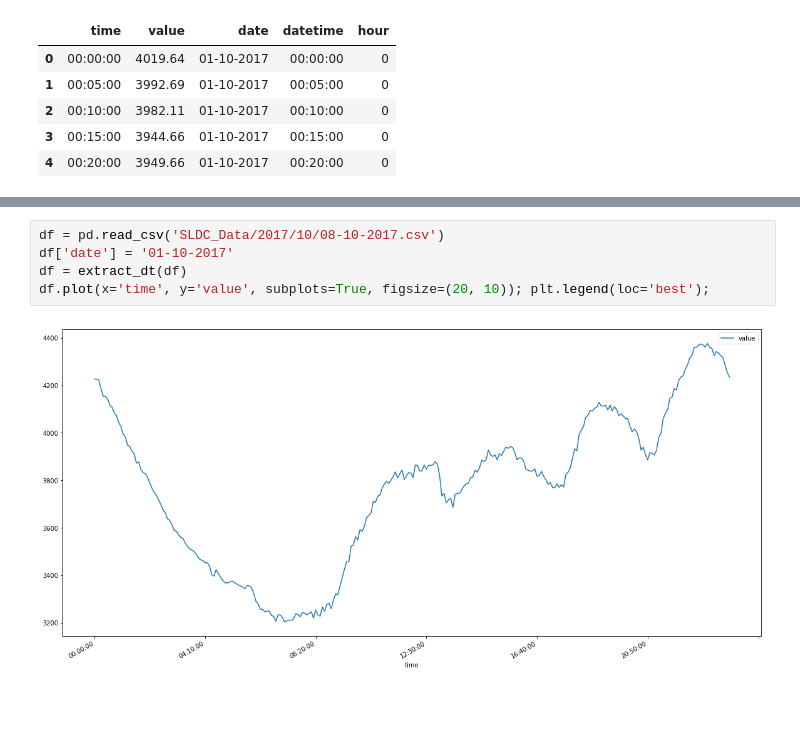
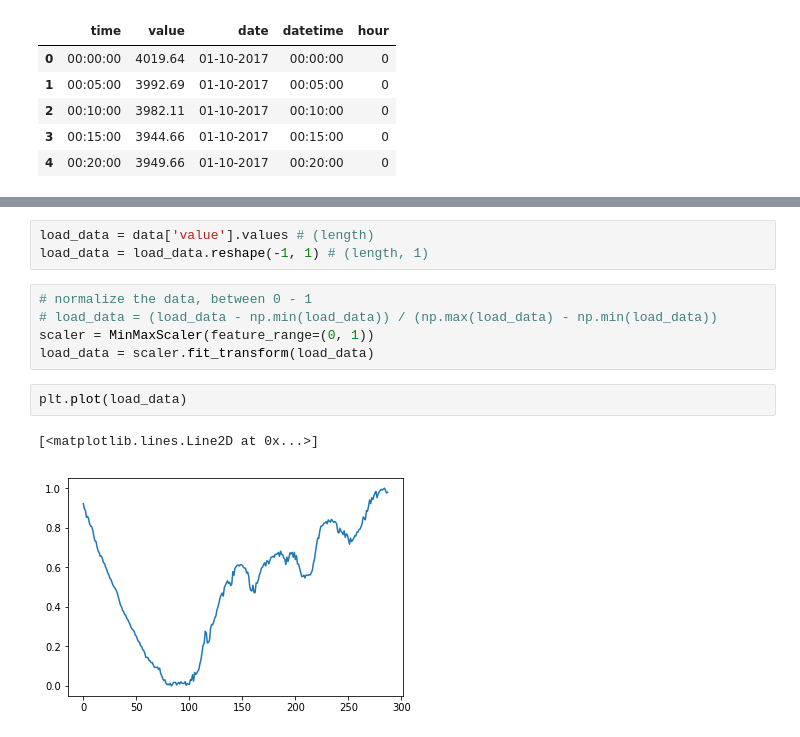
Before and after one commit to pyaf/load_forecasting, a Jupyter notebook: data/v1.ipynb, the cells around one changed output, grey strips where cells are left out. Cells and saved outputs as stored; diff of their text form; blank space fills up the shorter version.

```diff
--- a/data/v1.ipynb
+++ b/data/v1.ipynb
@@ -23,7 +33,13 @@ data.plot(x='time', y='value', subplots=True, figsize=(20, 10)); plt.legend(loc=
-# %%
-df = pd.read_csv('SLDC_Data/2017/10/08-10-2017.csv')
-df['date'] = '01-10-2017'
-df = extract_dt(df)
-df.plot(x='time', y='value', subplots=True, figsize=(20, 10)); plt.legend(loc='best');
-# %% [output]
-[figure, removed]
+# %%
+load_data = data['value'].values # (length)
+load_data = load_data.reshape(-1, 1) # (length, 1)
+# %%
+# normalize the data, between 0 - 1
+# load_data = (load_data - np.min(load_data)) / (np.max(load_data) - np.min(load_data))
+scaler = MinMaxScaler(feature_range=(0, 1))
+load_data = scaler.fit_transform(load_data)
+# %%
+plt.plot(load_data)
+# %% [output]
+[<matplotlib.lines.Line2D at 0x...>]
+[figure, added]
```
Also changed, not shown: parts of 16 cells of this notebook, 3 other files.
